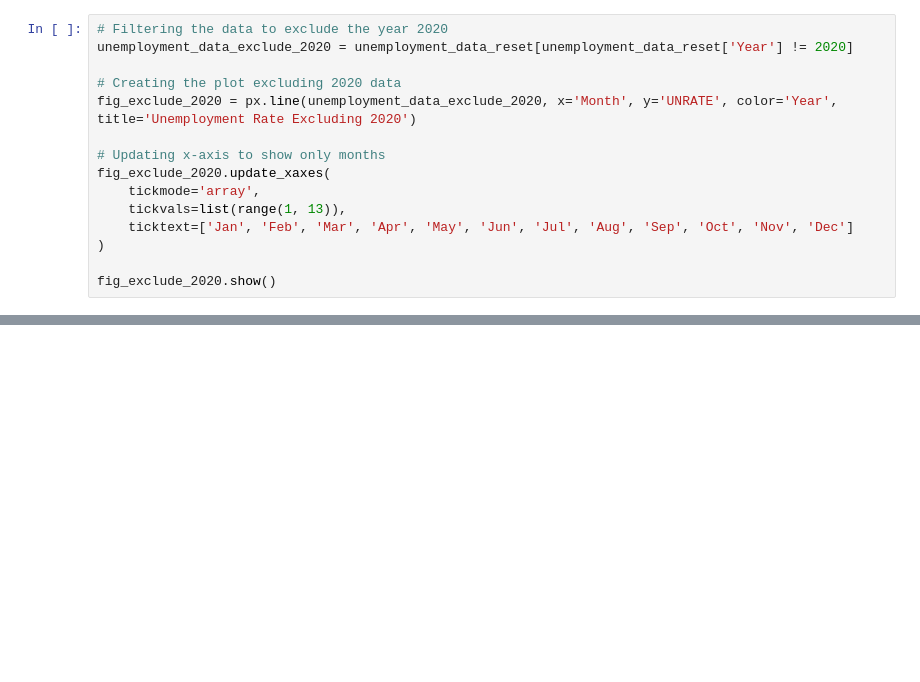
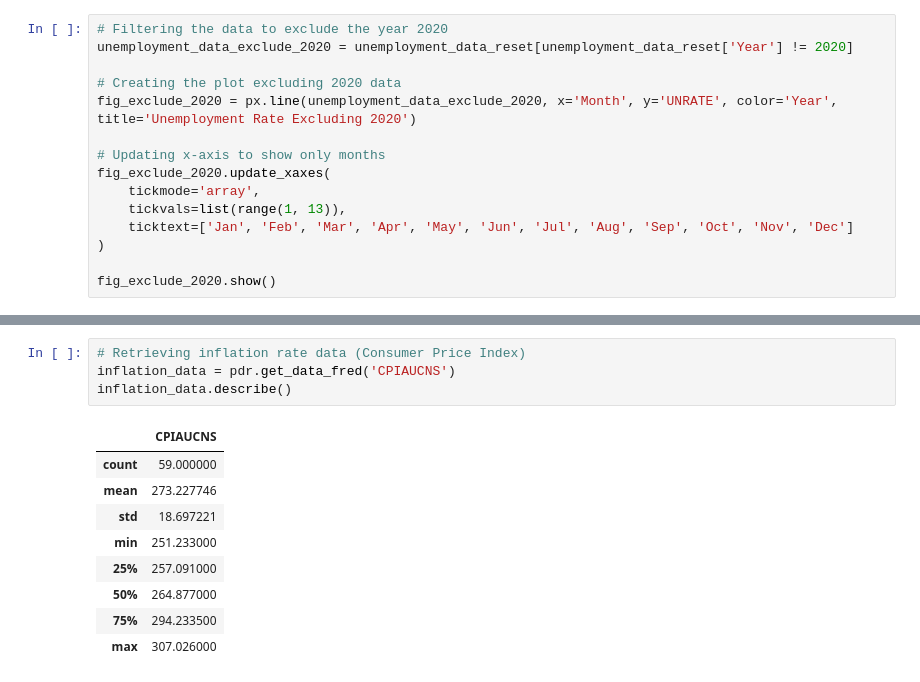
Before and after one commit to davidjayjackson/fred_economic_data, a Jupyter notebook: inflation_unemployment_treasury.ipynb, the cells around one changed output, grey strips where cells are left out. Saved outputs shown, nothing was run; the diff lists cells and outputs as text; blank space fills up the shorter version.

```diff
--- a/inflation_unemployment_treasury.ipynb
+++ b/inflation_unemployment_treasury.ipynb
@@ -105,0 +119,14 @@ fig_exclude_2020.show()
+# %%
+# Retrieving inflation rate data (Consumer Price Index)
+inflation_data = pdr.get_data_fred('CPIAUCNS')
+inflation_data.describe()
+# %% [output]
+|  | CPIAUCNS |
+| count | 59.000000 |
+| mean | 273.227746 |
+| std | 18.697221 |
+| min | 251.233000 |
+| 25% | 257.091000 |
+| 50% | 264.877000 |
+| 75% | 294.233500 |
+| max | 307.026000 |
```
Also changed, not shown: parts of 21 cells of this notebook.
